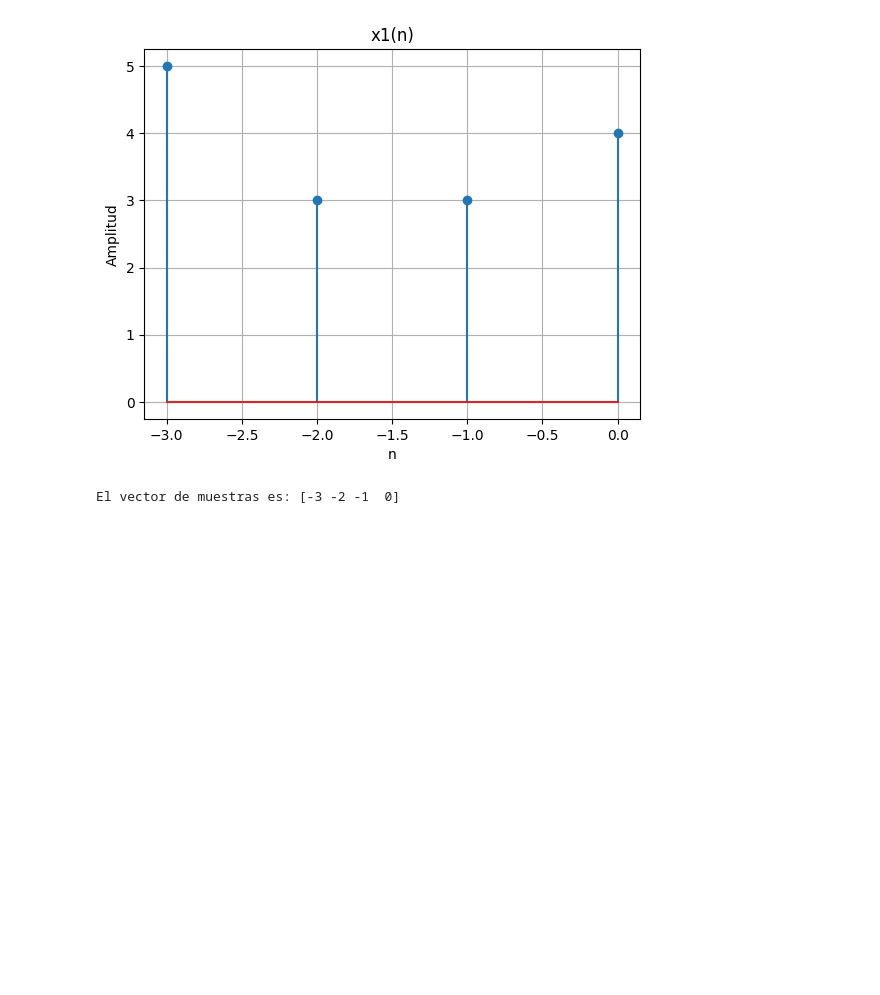
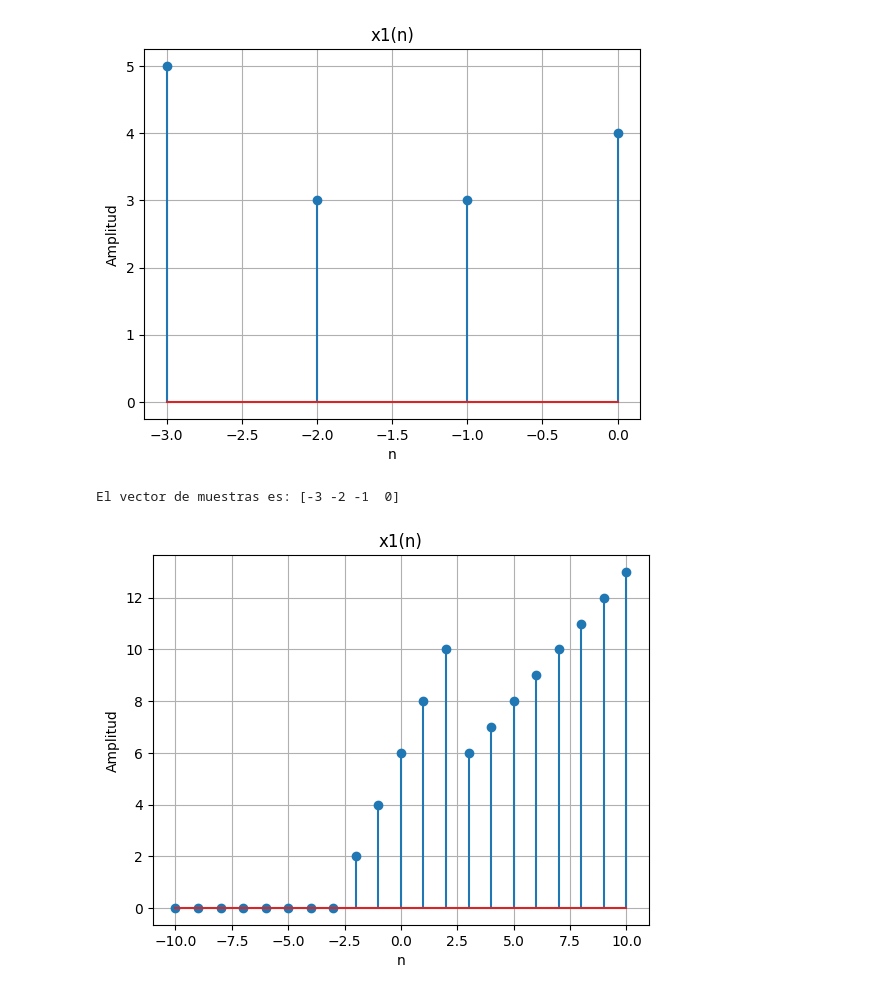
Before and after one commit to decagsito/Biosenales_20261, a Jupyter notebook: Practica_2_2.ipynb, the cells around one changed output. Saved outputs shown, nothing was run; the diff lists cells and outputs as text; code cells hidden in the pictures; blank space fills up the shorter version.

```diff
--- a/Practica_2_2.ipynb
+++ b/Practica_2_2.ipynb
@@ -51,29 +51,39 @@ El vector de muestras es: [-3 -2 -1  0]
 # %%
 #Punto 3
 
 ## Subpunto (d)
 
 #	x_4 (n)= 2r(n+3)-r(n-2)-5u(n-3),-10≤n≤10
 
-def rampseq(n0, n1, n2, m):
+def rampseq(n0, n1, n2, m=1):
     # Genera r(n) = m(n - n0)u(n - n0); n1 <= n <= n2
     # ------------------------------------------------
 
     n = np.arange(n1, n2 + 1)          # Vector de muestras
     x = m * (n - n0) * (n >= n0)      # Definición matemática
 
     return x, n
+def stepseq(n0, n1, n2):
+    # Genera x(n) = u(n - n0); n1 <= n <= n2
+    # --------------------------------------
 
+    n = np.arange(n1, n2 + 1)   # Vector de muestras
+    x = (n >= n0).astype(int)  # Escalón unitario
+
+    return x, n
 n1 = -10
 n2 = 10
 n = np.arange(n1, n2 + 1)
+r1 = rampseq(-3,n1,n2)[0]
+r2 = rampseq(2,n1,n2)[0]
+u1 = stepseq(3,n1,n2)[0]
+x4  = 2*r1-r2-5*u1
 
-
-r1 = rampseq(-3,n1,n2,2)
-
-plt.stem(n, r1)
+plt.stem(n, x4)
 plt.title("x1(n)")
 plt.xlabel("n")
 plt.ylabel("Amplitud")
 plt.grid()
 plt.show()
+# %% [output]
+[figure, added]
```
Also changed, not shown: parts of 2 cells of this notebook.
